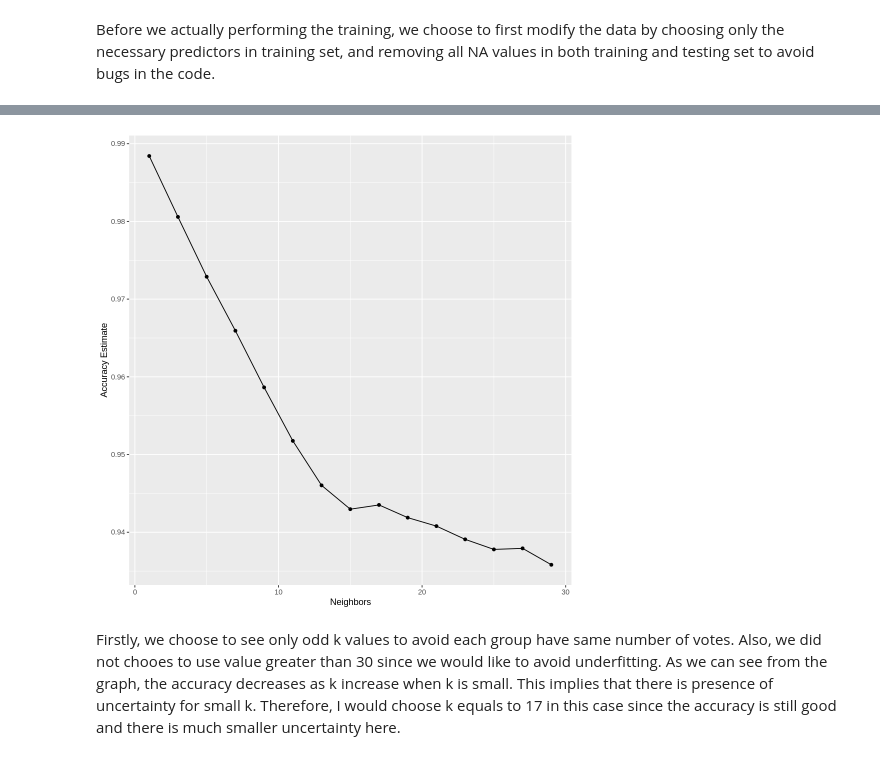
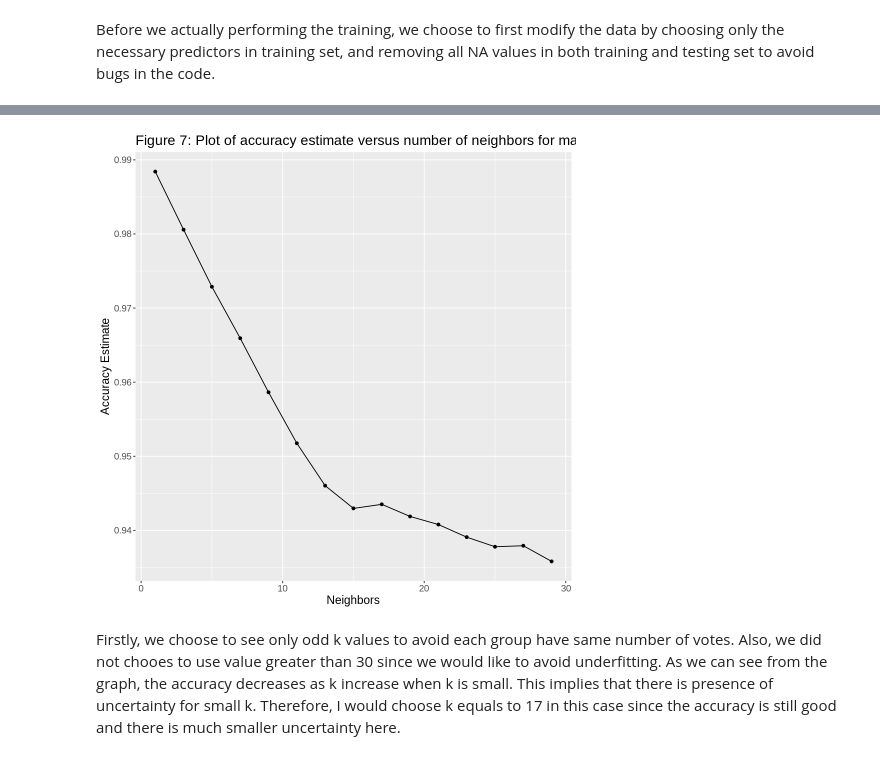
Before and after one commit to ScottCY/Group-_Project, a Jupyter notebook: Project_new.ipynb, the cells around one changed output, grey strips where cells are left out. Cells and saved outputs as stored; diff of their text form; code cells hidden in the pictures.

```diff
--- a/Project_new.ipynb
+++ b/Project_new.ipynb
@@ -362,12 +394,14 @@ A tibble: 15 × 7
 # %%
 options(repr.plot.width = 8, repr.plot.height = 8)
 accuracy_vs_k <- ggplot(accuracies, aes(x = neighbors, y = mean)) +
   geom_point() +
   geom_line() +
-  labs(x = "Neighbors", y = "Accuracy Estimate")
+  ggtitle("Figure 7: Plot of accuracy estimate versus number of neighbors for many K values")+
+  labs(x = "Neighbors", y = "Accuracy Estimate") +
+  theme(text = element_text(size = 14))
 accuracy_vs_k
 # %% [output]
-[figure, old version]
+[figure, new version]
 # %% [markdown]
 Firstly, we choose to see only odd k values to avoid each group have same number of votes. Also, we did not chooes to use value greater than 30 since we would like to avoid underfitting. As we can see from the graph, the accuracy decreases as k increase when k is small. This implies that there is presence of uncertainty for small k. Therefore, I would choose k equals to 17 in this case since the accuracy is still good and there is much smaller uncertainty here.
 # %%
```
Also changed, not shown: parts of 8 cells of this notebook.
